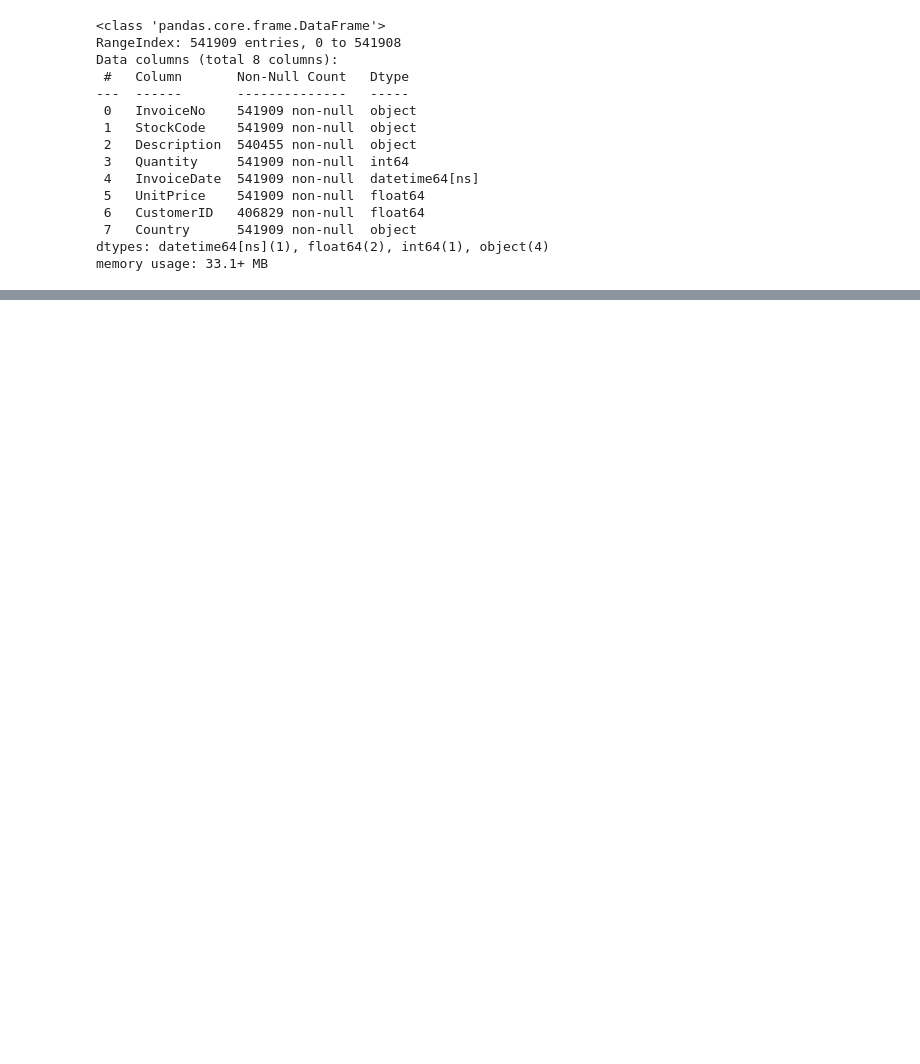
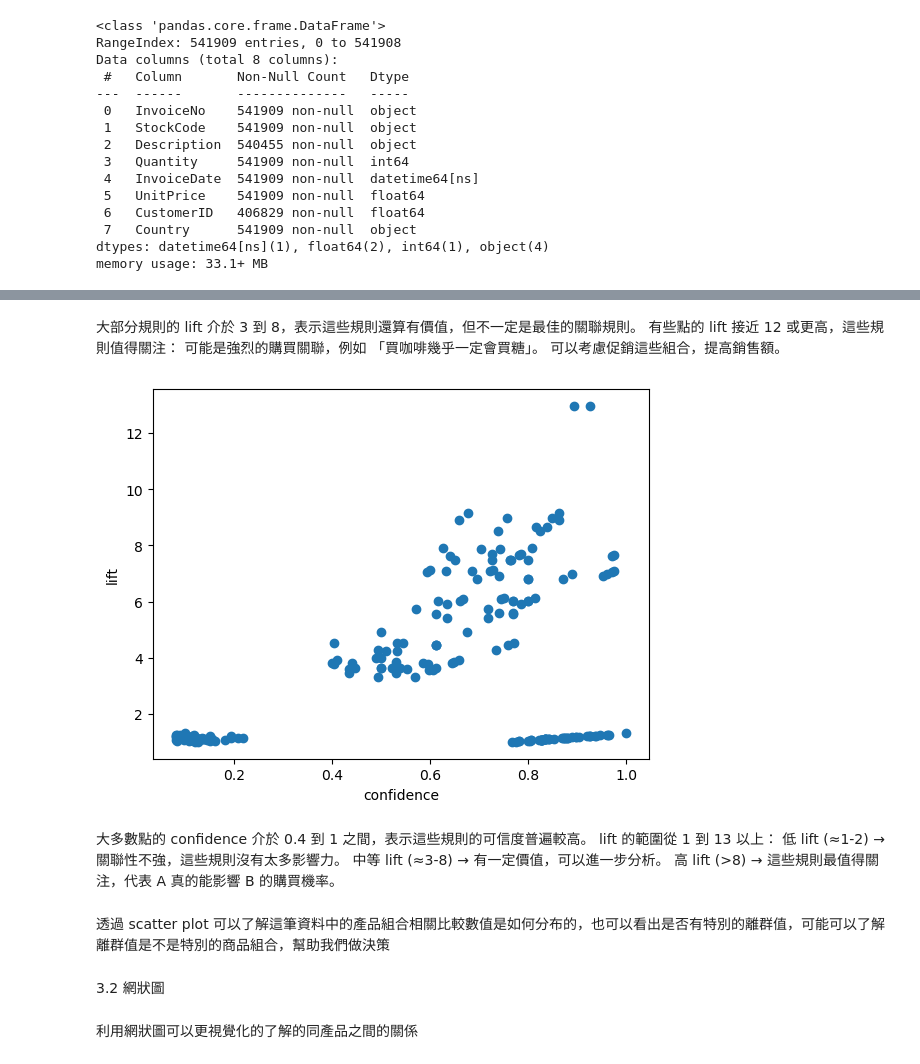
Before and after one commit to sarahyan0201/python_learning, a Jupyter notebook: Machine Learning/6.關聯式規則(Association Rules).ipynb, the cells around one changed output, grey strips where cells are left out. Drawn from its saved outputs; the diff is of its cells as text; code cells hidden in the pictures; blank space fills up the shorter version.

```diff
--- a/Machine Learning/6.關聯式規則(Association Rules).ipynb
+++ b/Machine Learning/6.關聯式規則(Association Rules).ipynb
@@ -66,0 +291,24 @@ memory usage: 33.1+ MB
+# %% [markdown]
+大部分規則的 lift 介於 3 到 8，表示這些規則還算有價值，但不一定是最佳的關聯規則。
+有些點的 lift 接近 12 或更高，這些規則值得關注：
+可能是強烈的購買關聯，例如 「買咖啡幾乎一定會買糖」。
+可以考慮促銷這些組合，提高銷售額。
+# %%
+plt.scatter(rules["confidence"],rules["lift"])
+plt.xlabel("confidence")
+plt.ylabel("lift")
+plt.show()
+# %% [output]
+[figure, added]
+# %% [markdown]
+大多數點的 confidence 介於 0.4 到 1 之間，表示這些規則的可信度普遍較高。
+lift 的範圍從 1 到 13 以上：
+低 lift (≈1-2) → 關聯性不強，這些規則沒有太多影響力。
+中等 lift (≈3-8) → 有一定價值，可以進一步分析。
+高 lift (>8) → 這些規則最值得關注，代表 A 真的能影響 B 的購買機率。
+# %% [markdown]
+透過 scatter plot 可以了解這筆資料中的產品組合相關比較數值是如何分布的，也可以看出是否有特別的離群值，可能可以了解離群值是不是特別的商品組合，幫助我們做決策
+# %% [markdown]
+3.2 網狀圖
+# %% [markdown]
+利用網狀圖可以更視覺化的了解的同產品之間的關係
```
Also changed, not shown: parts of 65 cells of this notebook.
